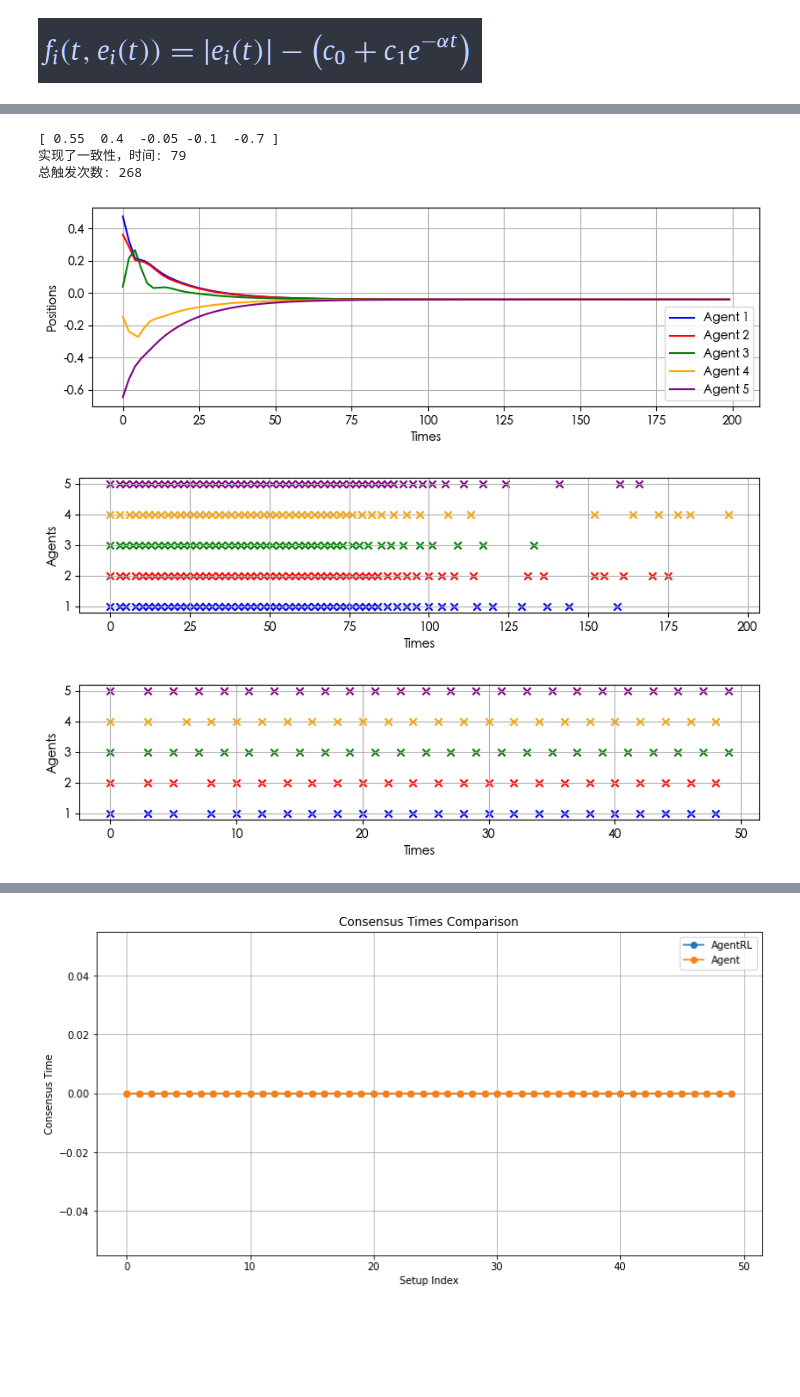
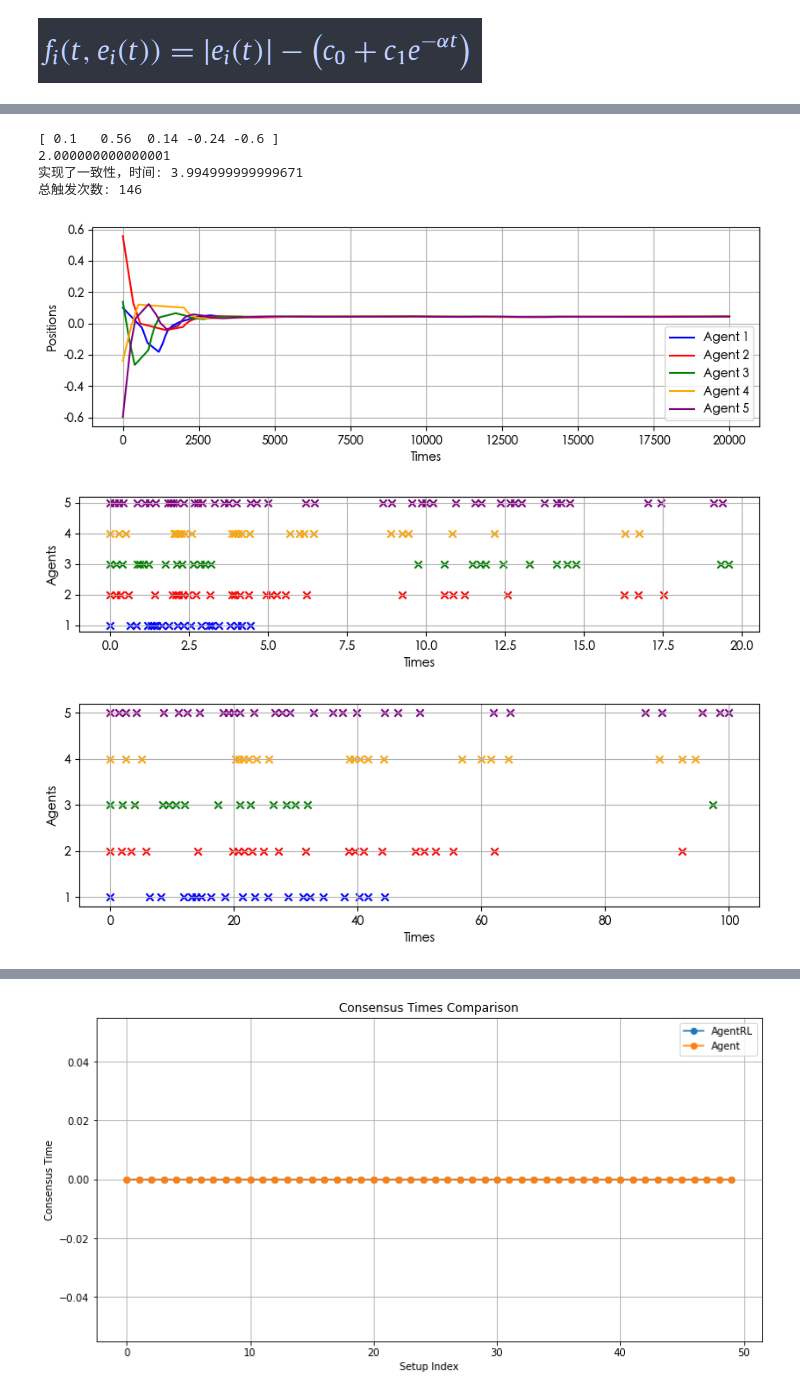
Before and after one commit to yjchenCN/Multi-agent-consensus-algorithm, a Jupyter notebook: traditional mathematical algorithms/Event-based broadcasting for multi-agent average consensus.ipynb, the cells around one changed output, grey strips where cells are left out. Saved outputs shown, nothing was run; the diff lists cells and outputs as text; code cells hidden in the pictures; blank space fills up the shorter version.

```diff
--- a/traditional mathematical algorithms/Event-based broadcasting for multi-agent average consensus.ipynb
+++ b/traditional mathematical algorithms/Event-based broadcasting for multi-agent average consensus.ipynb
@@ -17,9 +195,9 @@ class Agent:
         self.last_broadcast_position = self.position  #存储了该智能体最近一次广播的位置
         self.trigger_points = []
         self.u_i = 0
-        self.c_0 = 0.0001
-        self.c_1 = 0.2499
-        self.alpha = 0.4699
+        self.c_0 = 0.00089
+        self.c_1 = 0.3
+        self.alpha = 1.4
         self.trigger_count = 0
         self.consensus_time = None  # 记录实现一致性的时间
         self.a = 0.005
@@ -58,12 +236,12 @@ class Agent:
 
 # 初始化参数和智能体
 num_agents = 5
-num_iterations = 200
-dt = 0.1
+num_iterations = 20
+dt = 0.001
 np.random.seed(0)
 #agents = [Agent(np.random.uniform(-1, 1), i) for i in range(num_agents)]
 #initial_positions = np.linspace(-1, 1, num_agents)
-initial_positions = [0.55, 0.4, -0.05, -0.1, -0.7]
+initial_positions = [0.1, 0.56, 0.14, -0.24, -0.6]
 agents = [Agent(pos, i) for i, pos in enumerate(initial_positions)]
 
 print(np.array([agent.position for agent in agents]))
@@ -71,15 +249,19 @@ print(np.array([agent.position for agent in agents]))
 # 定义邻居关系
 agents[0].add_neighbor(agents[1])
 agents[0].add_neighbor(agents[2])
-agents[1].add_neighbor(agents[2])
+agents[0].add_neighbor(agents[4])
+agents[1].add_neighbor(agents[3])
 agents[2].add_neighbor(agents[3])
+agents[2].add_neighbor(agents[4])
 agents[3].add_neighbor(agents[4])
 
-L = np.array([[ 2, -1, -1,  0,  0],
-              [-1,  2, -1,  0,  0],
-              [-1, -1,  3, -1,  0],
-              [ 0,  0, -1,  2, -1],
-              [ 0,  0,  0, -1,  1]])
+
+
+L = np.array([[ 3, -1, -1,  0, -1],
+[-1,  2,  0, -1,  0],
+[-1,  0,  3, -1, -1],
+[ 0, -1, -1,  3, -1],
+[-1,  0, -1, -1,  3]])
 
 # 计算拉普拉斯矩阵的特征值
 eigenvalues = np.linalg.eigvalsh(L)
@@ -87,14 +269,20 @@ eigenvalues = np.linalg.eigvalsh(L)
 spectral_norm = np.max(np.abs(eigenvalues))
 # 第二小的特征值，也被称为网络的代数连通性
 second_smallest_eigenvalue = np.partition(eigenvalues, 1)[1]
+print(second_smallest_eigenvalue)
 
 
 # 运行模拟
-positions = np.zeros((num_iterations, num_agents))
-for t in range(num_iterations):
+positions = np.zeros((int(num_iterations / dt), num_agents))  # 修改此行
+
+t = 0
+index = 0  # 新增此行
+while index < int(num_iterations / dt):  # 修改此行
     for agent in agents:
         agent.update_position(t, dt)
-        positions[t, agent.index] = agent.position
+        positions[index, agent.index] = agent.position  # 修改此行
+    t += dt
+    index += 1  # 新增此行
 
 # 检查是否实现了一致性并输出结果
 consensus_achieved = any(agent.consensus_time is not None for agent in agents)
@@ -104,7 +292,7 @@ if consensus_achieved:
 else:
     print("没有实现一致性")
 
-trigger_counts = sum(len([point for point in agent.trigger_points]) for agent in agents)
+trigger_counts = sum(len([point for point in agent.trigger_points ]) for agent in agents)
 print(f"总触发次数: {trigger_counts}")
 
 # 手动指定每个智能体的颜色
@@ -140,42 +328,43 @@ plt.ylabel('Agents')
 #plt.title('各智能体触发事件')
 plt.yticks(range(1, num_agents + 1))  # 设置y轴刻度以匹配智能体的索引
 plt.grid(True)
 
 
 
 # 创建自定义的时间数组
-time = 50
+time = 10
 custom_time = np.arange(num_iterations) * dt
 
 # 截取前50个时间步的数据
 custom_time = custom_time[:time]
 
 # 绘制触发事件图，使用截取后的时间数组
-plt.figure(figsize=(10, 2))
+plt.figure(figsize=(10, 3))
 # 收集所有智能体的触发时间点和对应的索引以及颜色
 trigger_events = []
 for i, agent in enumerate(agents):
     for t, _ in agent.trigger_points:
         if t < time:  # 仅保留时间步前50的触发事件数据
-            trigger_events.append((custom_time[t], i + 1, colors[i]))  # 存储时间、智能体索引和颜色
+            trigger_events.append((t, i + 1, colors[i]))  # 存储时间、智能体索引和颜色
 # 按触发时间排序
 trigger_events.sort()
 # 绘制触发事件
 for t, i, color in trigger_events:
     plt.scatter(t * 10, i, marker='x', color=color)  # 使用之前生成的颜色映射绘制触发事件，保持颜色一致
 plt.xlabel('Times')
 plt.ylabel('Agents')
 #plt.title('各智能体触发事件')
 plt.yticks(range(1, num_agents + 1))  # 设置y轴刻度以匹配智能体的索引
 plt.grid(True)
 plt.show()
 # %% [output]
-[ 0.55  0.4  -0.05 -0.1  -0.7 ]
-实现了一致性，时间: 79
-总触发次数: 268
+[ 0.1   0.56  0.14 -0.24 -0.6 ]
+2.000000000000001
+实现了一致性，时间: 3.994999999999671
+总触发次数: 146
-[figure, old version]
+[figure, new version]
-[figure, old version]
+[figure, new version]
-[figure, old version]
+[figure, new version]
 # %%
 import numpy as np
 import matplotlib.pyplot as plt
```
Also changed, not shown: parts of 3 cells of this notebook.
